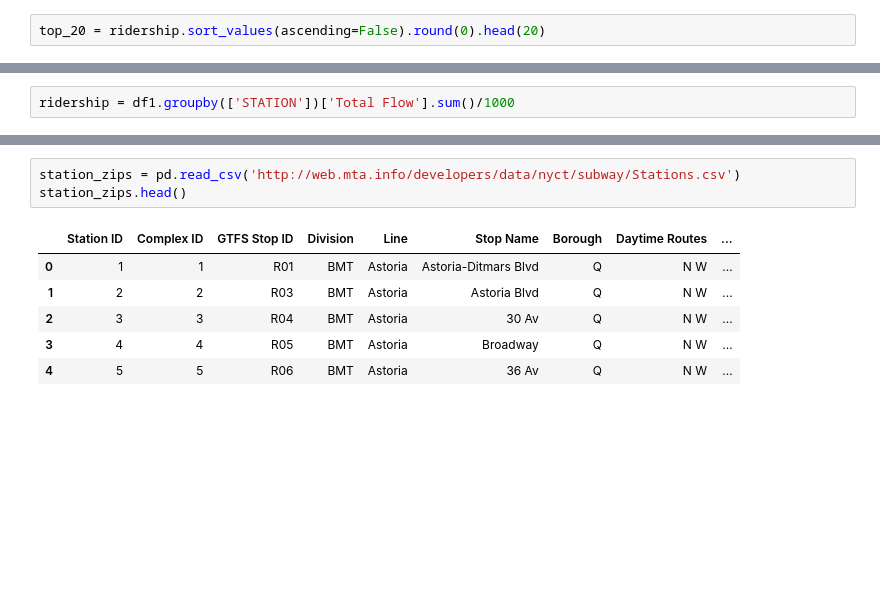
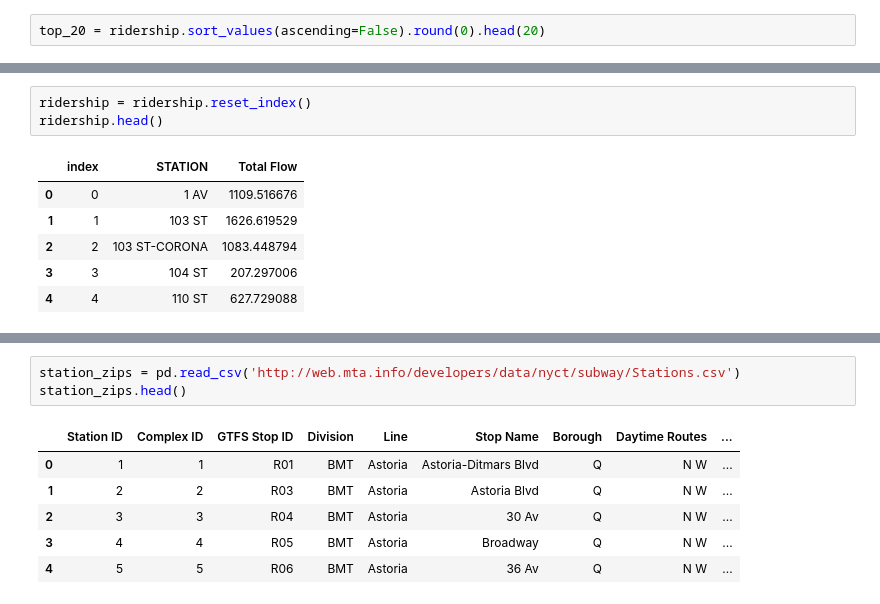
Before and after one commit to ejfeldman7/Metis_Project_1, a Jupyter notebook: mta_ridership_EF.ipynb, the cells around one changed output, grey strips where cells are left out. Cells and saved outputs as stored; diff of their text form; blank space fills up the shorter version.

```diff
--- a/mta_ridership_EF.ipynb
+++ b/mta_ridership_EF.ipynb
@@ -171,5 +171,13 @@ plt.show
 # %% [output]
 <function matplotlib.pyplot.show(*args, **kw)>
 [drawing not drawn]
-# %%
-ridership = df1.groupby(['STATION'])['Total Flow'].sum()/1000
+# %%
+ridership = ridership.reset_index()
+ridership.head()
+# %% [output]
+|  | index | STATION | Total Flow |
+| 0 | 0 | 1 AV | 1109.516676 |
+| 1 | 1 | 103 ST | 1626.619529 |
+| 2 | 2 | 103 ST-CORONA | 1083.448794 |
+| 3 | 3 | 104 ST | 207.297006 |
+| 4 | 4 | 110 ST | 627.729088 |
```
Also changed, not shown: parts of 5 cells of this notebook.
